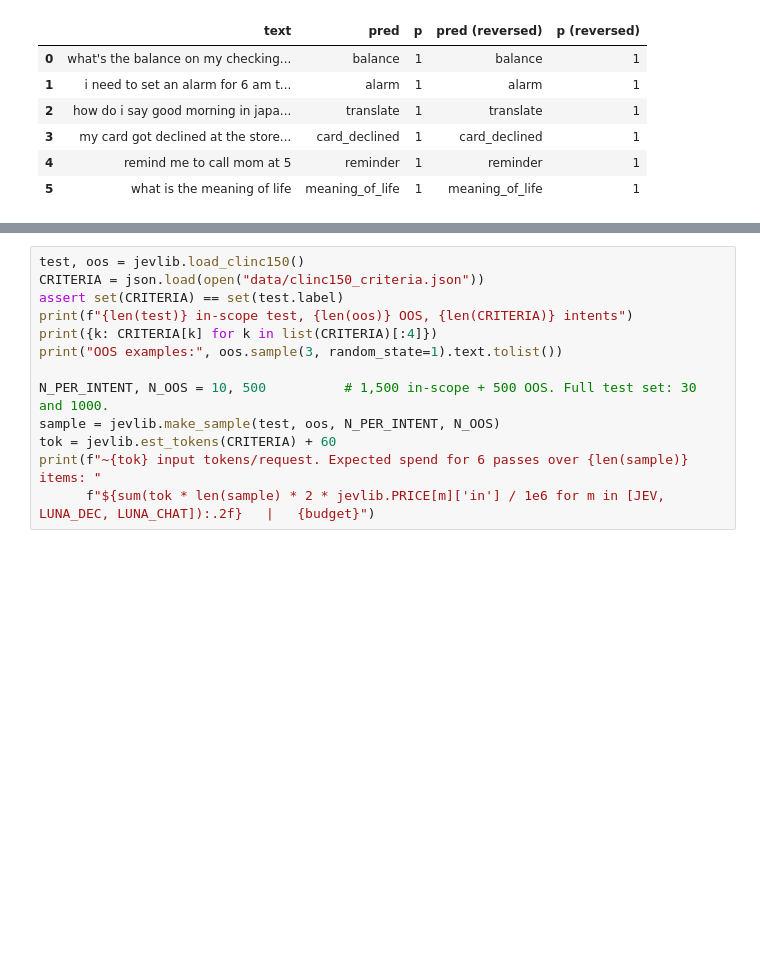
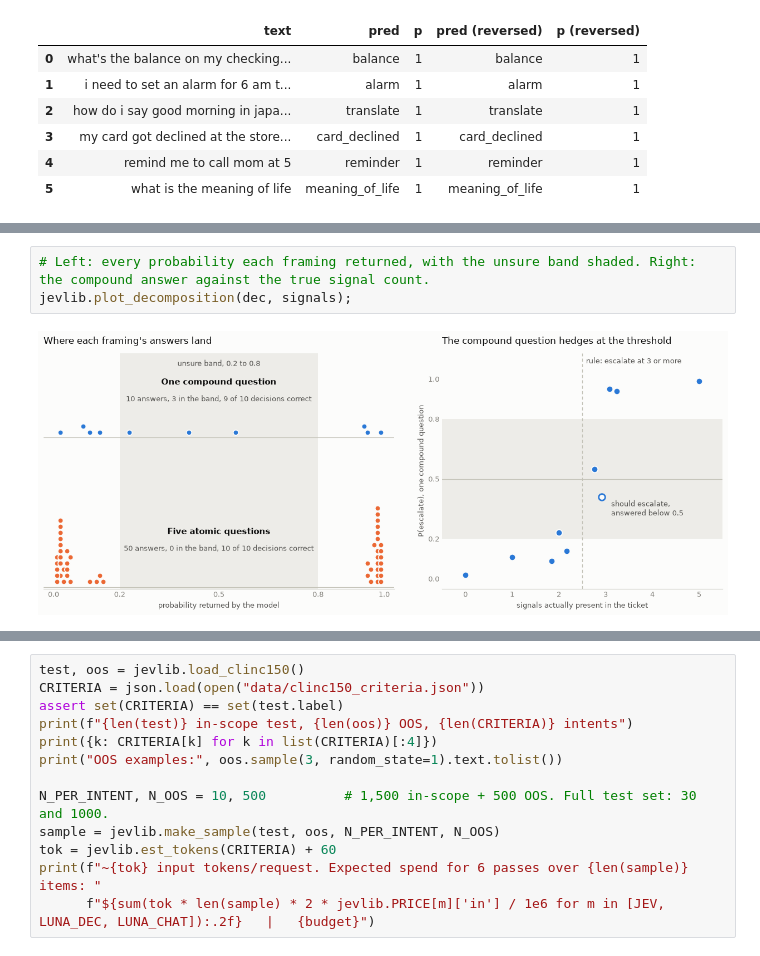
Before and after one commit to paulbruffett/jev-demo, a Jupyter notebook: jev_clinc150.ipynb, the cells around one changed output, grey strips where cells are left out. Drawn from its saved outputs; the diff is of its cells as text; blank space fills up the shorter version.

```diff
--- a/jev_clinc150.ipynb
+++ b/jev_clinc150.ipynb
@@ -206 +253,6 @@ for text in ["my card got declined at the store just now", "how do i say good mo
+# %%
+# Left: every probability each framing returned, with the unsure band shaded. Right: the compound answer against the true signal count.
+jevlib.plot_decomposition(dec, signals);
+# %% [output]
+[figure, added]
 # %% [markdown]
```
Also changed, not shown: parts of 4 cells of this notebook, 2 other files.
